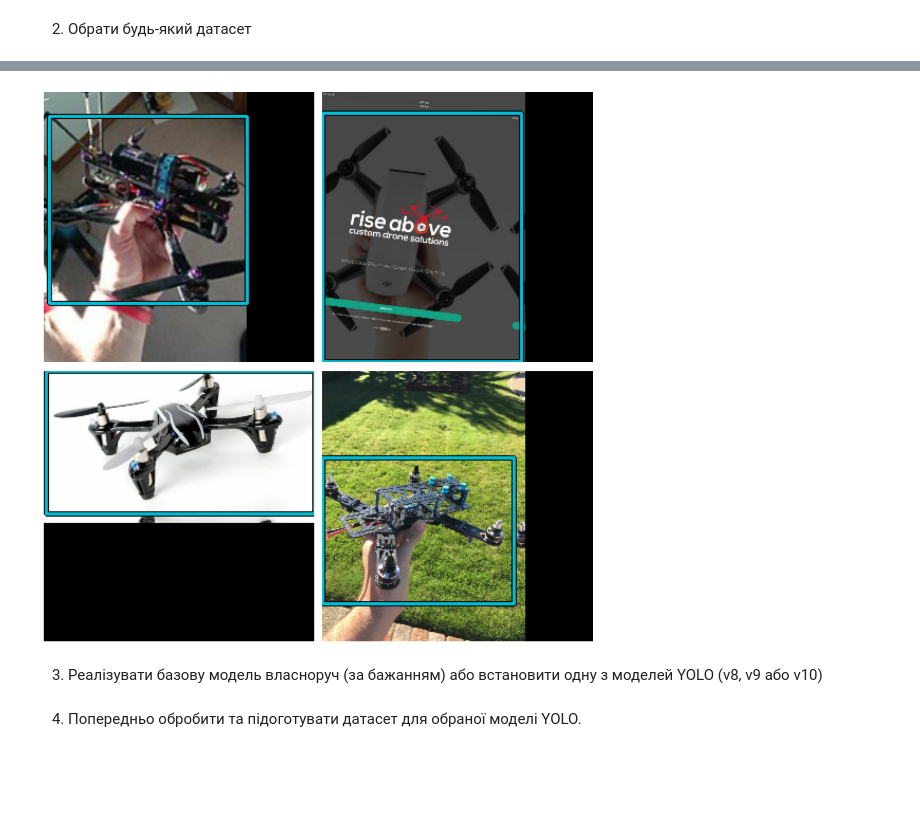
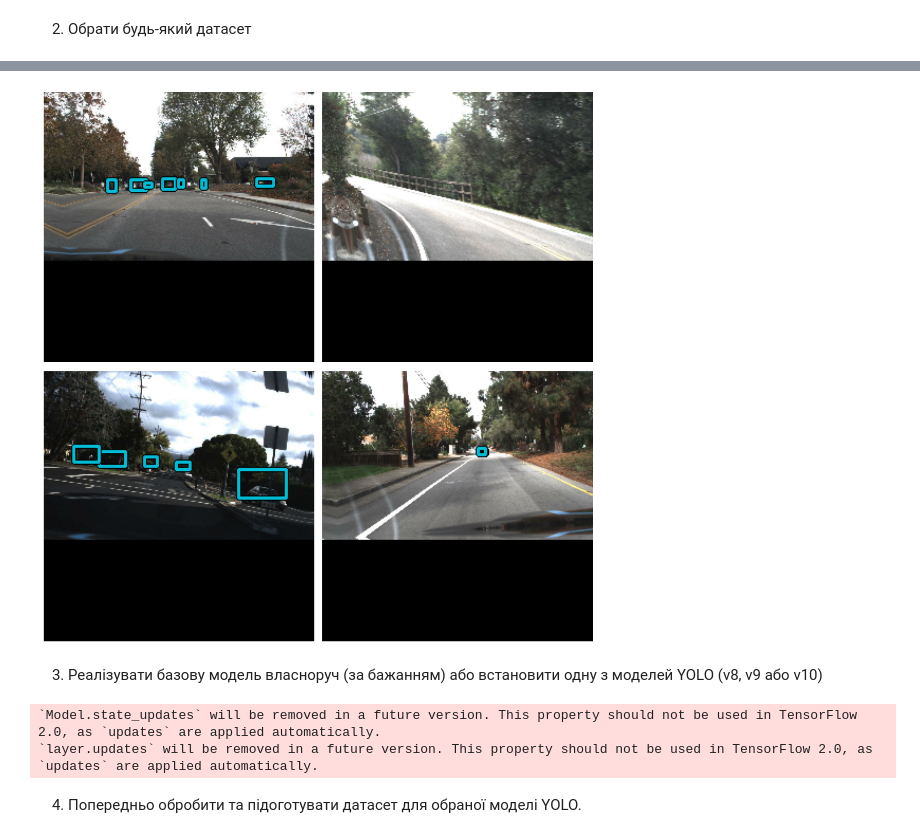
Before and after one commit to melalex/computer-vision, a Jupyter notebook: notebooks/lab_1_6__yolo.ipynb, the cells around one changed output, grey strips where cells are left out. Saved outputs shown, nothing was run; the diff lists cells and outputs as text; code cells hidden in the pictures; blank space fills up the shorter version.

Commit message:
Add car detection dataset

```diff
--- a/notebooks/lab_1_6__yolo.ipynb
+++ b/notebooks/lab_1_6__yolo.ipynb
@@ -8,11 +8,11 @@ import numpy as np
 import tensorflow as tf
 import keras_cv
 
-from src.data.uav_object_detection import create_uav_object_detection_ds
+from src.conf.cv_config import load_config
+from src.data.udacity import download_udacity_dataset, create_udacity_ds
 from src.visualization.image import sample_obj_detection_dataset, visualize_detections
-from src.visualization.plot import plot_loss_and_val_accuracy, plot_loss_and_val_loss
+from src.visualization.plot import plot_loss_and_val_loss
 from src.definitions import MODELS_FOLDER
-
 from lib.metrics.coco_metrics import EvaluateCOCOMetricsCallback
 
 random_seed = 42
@@ -20,14 +20,15 @@ random_seed = 42
 tf.random.set_seed(random_seed)
 random.seed(random_seed)
 np.random.seed(random_seed)
+
+conf = load_config()
 # %% [output]
 Using TensorFlow backend
 # %% [markdown]
 2. Обрати будь-який датасет
 # %%
-train_ds, test_ds = create_uav_object_detection_ds()
-
-class_mapping = ["drone"]
+path = download_udacity_dataset(conf)
+train_ds, test_ds, class_mapping, box_format = create_udacity_ds(path)
 
 print(f"Train dataset size: {len(train_ds)} batches")
 print(f"Train dataset size: {len(test_ds)} batches")
@@ -37,7 +45,7 @@ Train dataset size: 1 batches
 # %%
 sample_obj_detection_dataset(
     train_ds,
-    bounding_box_format="xyxy",
+    bounding_box_format=box_format,
     value_range=(0, 255),
     rows=2,
     cols=2,
@@ -50,4 +56,4 @@ sample_obj_detection_dataset(
-[figure, old version]
+[figure, new version]
 # %% [markdown]
 3. Реалiзувати базову модель власноруч (за бажанням) або встановити одну з моделей YOLO (v8, v9 або v10)
 # %%
@@ -57,7 +63,7 @@ backbone = keras_cv.models.YOLOV8Backbone.from_preset(
 
 yolo = keras_cv.models.YOLOV8Detector(
     num_classes=len(class_mapping),
-    bounding_box_format="xyxy",
+    bounding_box_format=box_format,
     backbone=backbone,
     fpn_depth=1,
 )
@@ -70,6 +76,9 @@ optimizer = tf.keras.optimizers.legacy.Adam(
 yolo.compile(
     optimizer=optimizer, classification_loss="binary_crossentropy", box_loss="ciou"
 )
+# %% [output]
+`Model.state_updates` will be removed in a future version. This property should not be used in TensorFlow 2.0, as `updates` are applied automatically.
+`layer.updates` will be removed in a future version. This property should not be used in TensorFlow 2.0, as `updates` are applied automatically.
 # %% [markdown]
 4. Попередньо обробити та пiдоготувати датасет для обраної моделi YOLO.
 # %%
```
Also changed, not shown: parts of 5 cells of this notebook, 8 other files.
